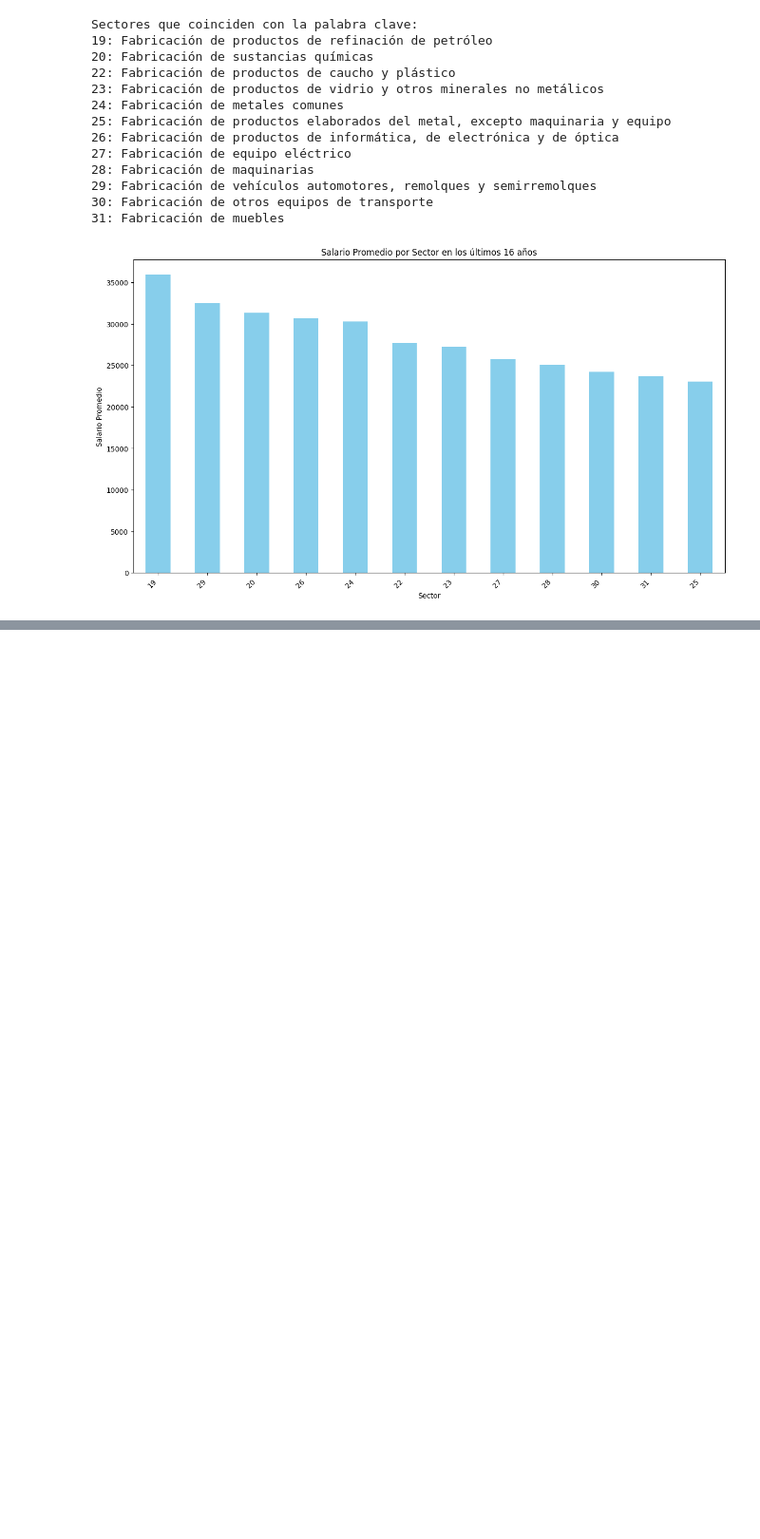
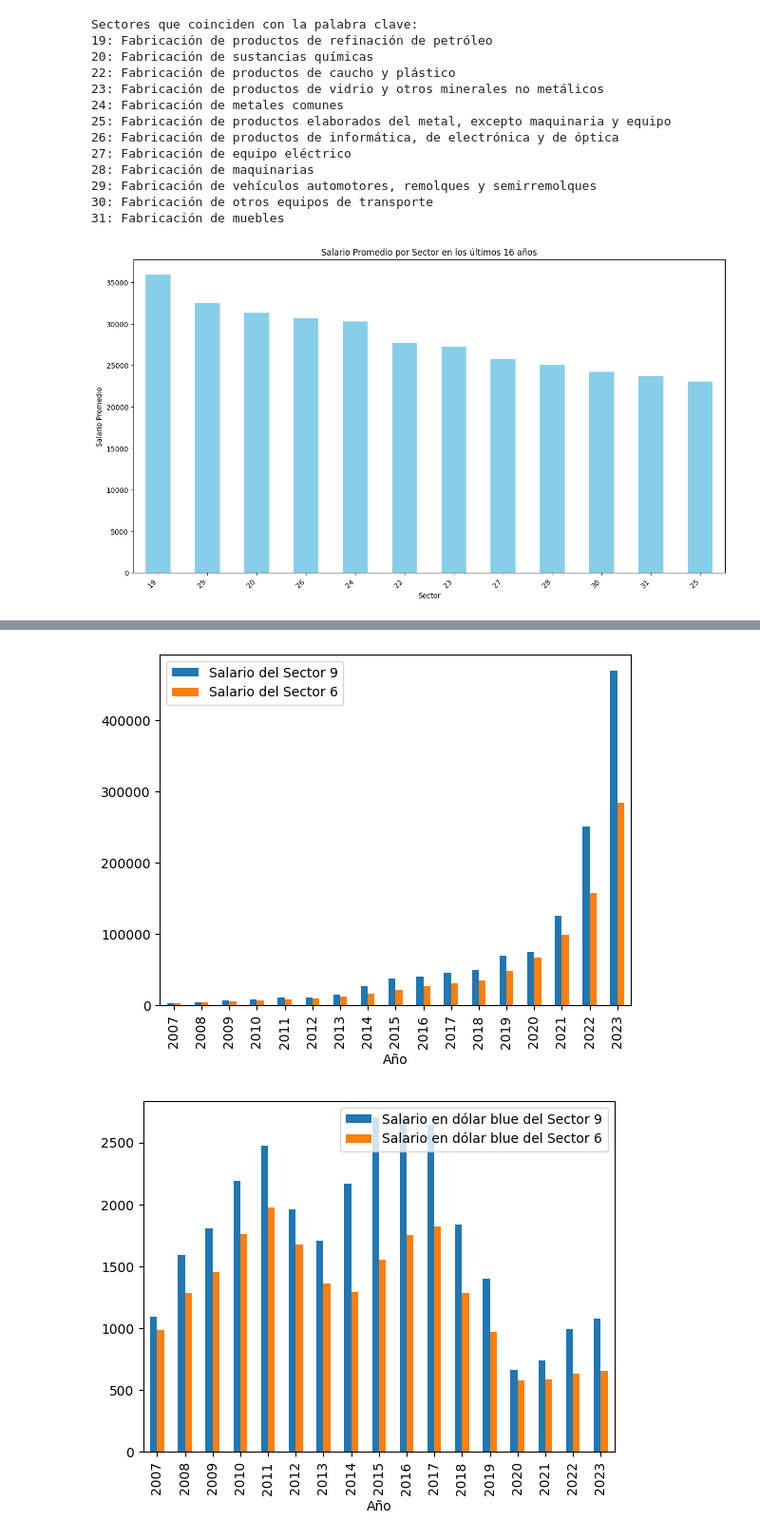
Before and after one commit to IlledNacu/TP2mate3, a Jupyter notebook: TP_SalarioJoven.ipynb, the cells around one changed output, grey strips where cells are left out. Shown at 95% size. Cells and saved outputs as stored; diff of their text form; code cells hidden in the pictures; blank space fills up the shorter version.

```diff
--- a/TP_SalarioJoven.ipynb
+++ b/TP_SalarioJoven.ipynb
@@ -285,0 +381,57 @@ buscar_sector(sector_a_buscar)
+# %%
+# Creamos una función que busca el sector de trabajo y emite una tabla con el sueldo promedio anual de dicho sector
+# y genera un gráfico de barras que muestra la evolución en el tiempo
+def salario_por_anio(sector, sector2):
+
+    # Filtramos por el sector seleccionado los datos de cada año
+    dfSalariosFiltrado = salarios_dolar_blue.loc[salarios_dolar_blue['Sector'] == sector]
+
+    renombrePesos = 'Salario del Sector ' + str(sector)
+    renombreDolarB = 'Salario en dólar blue del Sector ' + str(sector)
+    dfSalariosFiltrado = dfSalariosFiltrado.rename(columns={'Sueldo Promedio': renombrePesos,
+                                                                'Salario en dólar blue': renombreDolarB})
+
+    # Agrupamos por año y calculamos el promedio de sueldo entre todos los meses
+    anio = dfSalariosFiltrado['Año']
+    dfSalariosFiltrado = dfSalariosFiltrado.groupby(anio).mean()
+
+    # Agregamos columna secundaria
+    if sector2 != 0:
+        df2 = salarios_dolar_blue.loc[salarios_dolar_blue['Sector'] == sector2]
+
+        renombreDolarB2 = 'Salario en dólar blue del Sector ' + str(sector2)
+        renombrePesos2 = 'Salario del Sector ' + str(sector2)
+        df2 = df2.rename(columns={'Sueldo Promedio': renombrePesos2, 'Salario en dólar blue': renombreDolarB2})
+
+        anio = df2['Año']
+        df2 = df2.groupby(anio).mean()
+
+        df2Salarios = df2[[renombrePesos2, renombreDolarB2]]
+
+        dfSalariosFiltrado = dfSalariosFiltrado.join(df2Salarios)
+
+        dfSalariosFiltrado = dfSalariosFiltrado[['Sector',renombrePesos,renombrePesos2,renombreDolarB,renombreDolarB2]]
+
+        dfSalariosFiltrado[[renombrePesos, renombrePesos2]].plot.bar(legend=True)
+        plt.show()
+
+        dfSalariosFiltrado[[renombreDolarB, renombreDolarB2]].plot.bar(legend=True)
+        plt.show()
+    else:
+        dfSalariosFiltrado[[renombrePesos]].plot.bar(legend=True)
+        plt.show()
+
+        dfSalariosFiltrado[[renombreDolarB]].plot.bar(legend=True)
+        plt.show()
+
+
+
+    display(dfSalariosFiltrado.head(20))
+
+# Interfaz para que el usuario ingrese el sector de trabajo
+sector = int(input("Ingresar el Sector de trabajo como figura en su valor numérico:"))
+sector2 = int(input("Ingresar un segundo Sector de Actividad como figura en su valor numérico (0 para no agregar ninguno):"))
+salario_por_anio(sector, sector2)
+# %% [output]
+[figure, added]
+[figure, added]
```
Also changed, not shown: parts of 44 cells of this notebook.
